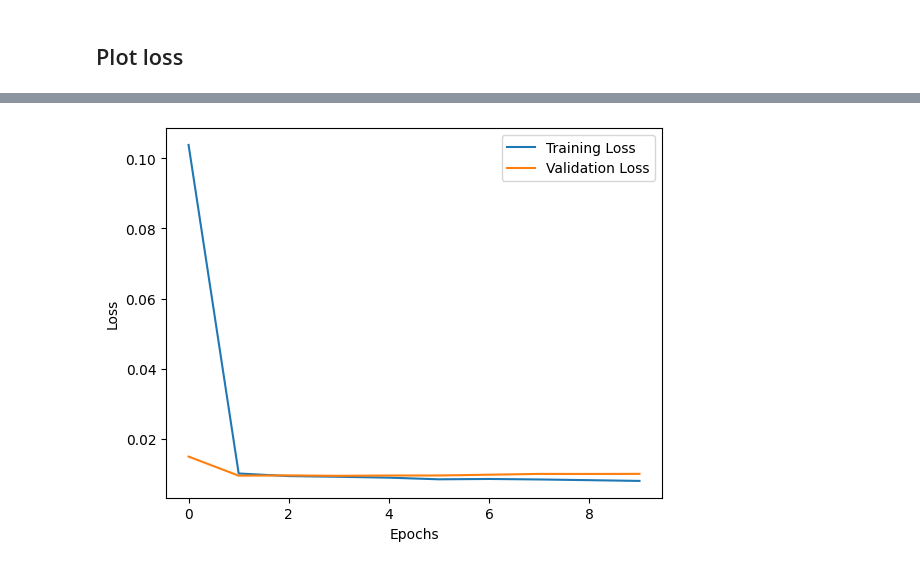
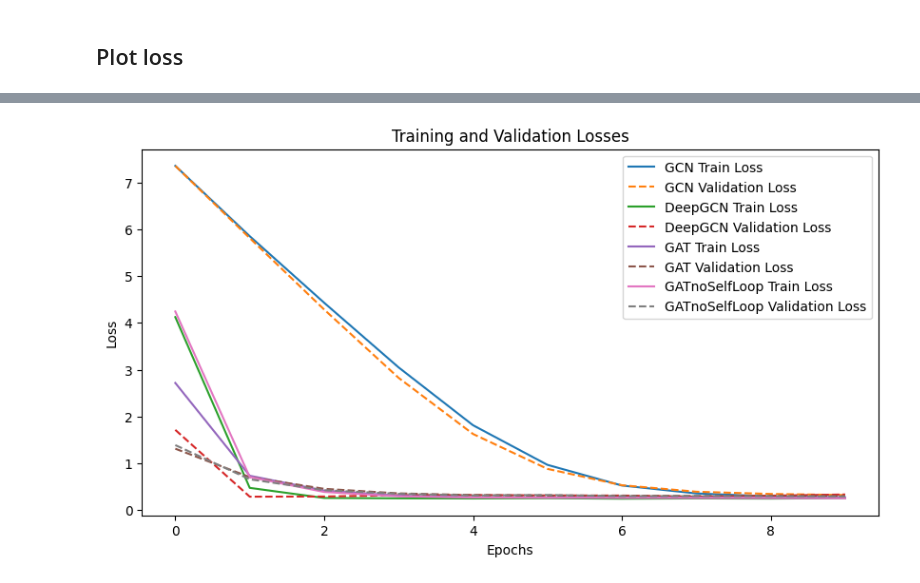
Before and after one commit to deinal/gcn-transition-matrix, a Jupyter notebook: gcn_regression.ipynb, the cells around one changed output, grey strips where cells are left out. Cells and saved outputs as stored; diff of their text form; code cells hidden in the pictures.

```diff
--- a/gcn_regression.ipynb
+++ b/gcn_regression.ipynb
@@ -159,3 +209,25 @@ class GCN(torch.nn.Module):
+# %%
+class GATnoSelfLoop(torch.nn.Module):
+    def __init__(self, num_node_features):
+        super(GATnoSelfLoop, self).__init__()
+        self.conv1 = GATConv(num_node_features, 64, add_self_loops=False)
+        self.norm1 = GraphNorm(64)
+        self.conv2 = GATConv(64, 32, add_self_loops=False)
+        self.norm2 = GraphNorm(32)
+        self.fc = torch.nn.Linear(32, 1)
+
+    def forward(self, data):
+        x, edge_index, edge_weight, batch = data.x, data.edge_index, data.edge_attr, data.batch
+
+        x = F.gelu(self.norm1(self.conv1(x, edge_index)))
+        x = F.dropout(x, p=0.05, training=self.training)
+
+        x = F.gelu(self.norm2(self.conv2(x, edge_index)))
+        x = global_mean_pool(x, batch)
+
+        x = self.fc(x)
+
+        return x
 # %% [markdown]
 ## Train
 # %%
@@ -245,9 +311,16 @@ plt.show()
-# %%
-plt.plot(gcn_train_losses, label='Training Loss')
-plt.plot(gcn_val_losses, label='Validation Loss')
-plt.xlabel('Epochs')
-plt.ylabel('Loss')
-plt.legend()
-plt.show()
-# %% [output]
-[figure, removed]
+# %%
+epochs = len(next(iter(losses.values()))['train'])
+
+# Plotting
+plt.figure(figsize=(10, 5))
+for name, loss in losses.items():
+    plt.plot(range(epochs), loss['train'], label=f'{name} Train Loss')
+    plt.plot(range(epochs), loss['val'], label=f'{name} Validation Loss', linestyle='dashed')
+
+plt.xlabel('Epochs')
+plt.ylabel('Loss')
+plt.title('Training and Validation Losses')
+plt.legend()
+plt.show()
+# %% [output]
+[figure, added]
```
Also changed, not shown: parts of 13 cells of this notebook.
